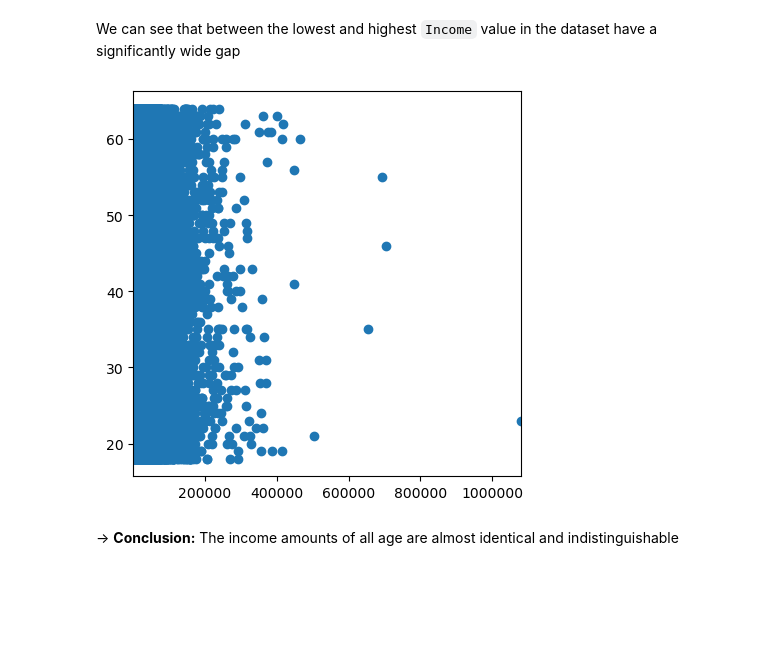
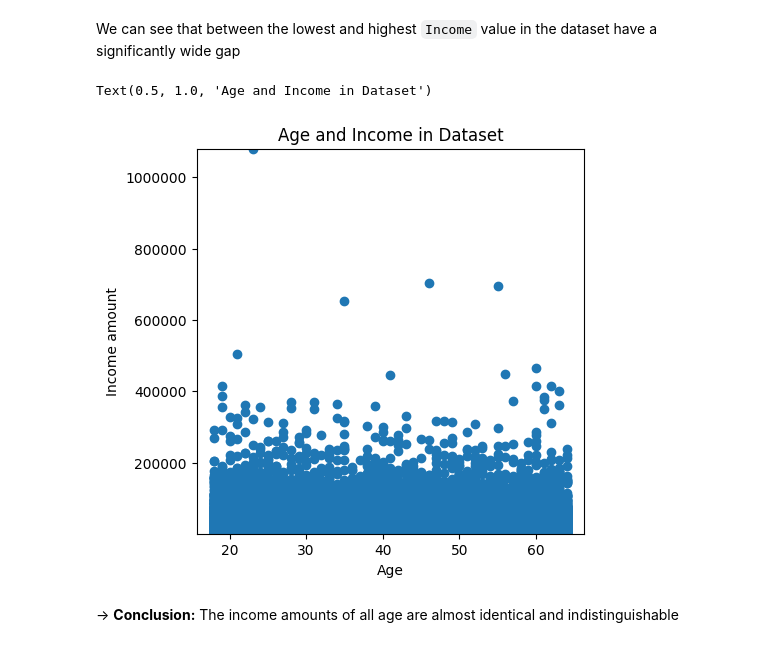
Before and after one commit to QuanLe-Chau/MAI391_Financial-Wellness-Prediction-Model, a Jupyter notebook: project.ipynb, the cells around one changed output. Drawn from its saved outputs; the diff is of its cells as text; code cells hidden in the pictures; blank space fills up the shorter version.

```diff
--- a/project.ipynb
+++ b/project.ipynb
@@ -265,4 +273,15 @@ plt.title("Age Group Distribution")
 # %% [output]
 Text(0.5, 1.0, 'Age Group Distribution')
 [figure]
+# %%
+def city_tier(df):
+    if df['City_Tier'] == 'Tier_1':
+        return 1
+    if df['City_Tier'] == 'Tier_2':
+        return 2
+    if df['City_Tier'] == 'Tier_3':
+        return 3
+
+city_tier = df.apply(city_tier, axis=1)
+df['City_Tier'] = city_tier
 # %% [markdown]
@@ -340,8 +359,12 @@ Fin_Health
 2     6657
 0      112
 Name: count, dtype: int64
-# %%
-df = pd.get_dummies(df, columns=['City_Tier'], prefix='encoded', dtype=int)
+# %%
+# After creating "Neccessary Expense" and "Discretionary Expense", we only interested in explore spending habit through these 2 columns
+# so we drop those column below for the process to be simplier.
+
+df.drop(['Insurance', 'Groceries', 'Transport', 'Eating_Out', 'Entertainment',
+         'Utilities', 'Healthcare', 'Education', 'Miscellaneous'], axis=1, inplace=True)
 # %%
 df.head()
 # %% [output]
@@ -398,15 +421,20 @@ print(df['Income'].max())
 # %% [markdown]
 We can see that between the lowest and highest `Income` value in the dataset have a significantly wide gap
 # %%
-# Ploting Scatter Plot of Age and Incom
-y = df['Age']
-x = df['Income']
+# Ploting Scatter Plot of Age and Income
+x = df['Age']
+y = df['Income']
 plt.subplots(figsize=(5,5))
 plt.scatter(x,y)
-plt.xlim(df['Income'].min(), df['Income'].max())
-plt.ticklabel_format(style='plain', axis='x')
+plt.ylim(df['Income'].min(), df['Income'].max())
+plt.ticklabel_format(style='plain', axis='y')
+
+plt.xlabel("Age")
+plt.ylabel("Income amount")
+plt.title('Age and Income in Dataset')
 # %% [output]
+Text(0.5, 1.0, 'Age and Income in Dataset')
-[figure, old version]
+[figure, new version]
 # %% [markdown]
 &rarr; **Conclusion:** The income amounts of all age are almost identical and indistinguishable
 # %%
```
Also changed, not shown: parts of 42 cells of this notebook.
